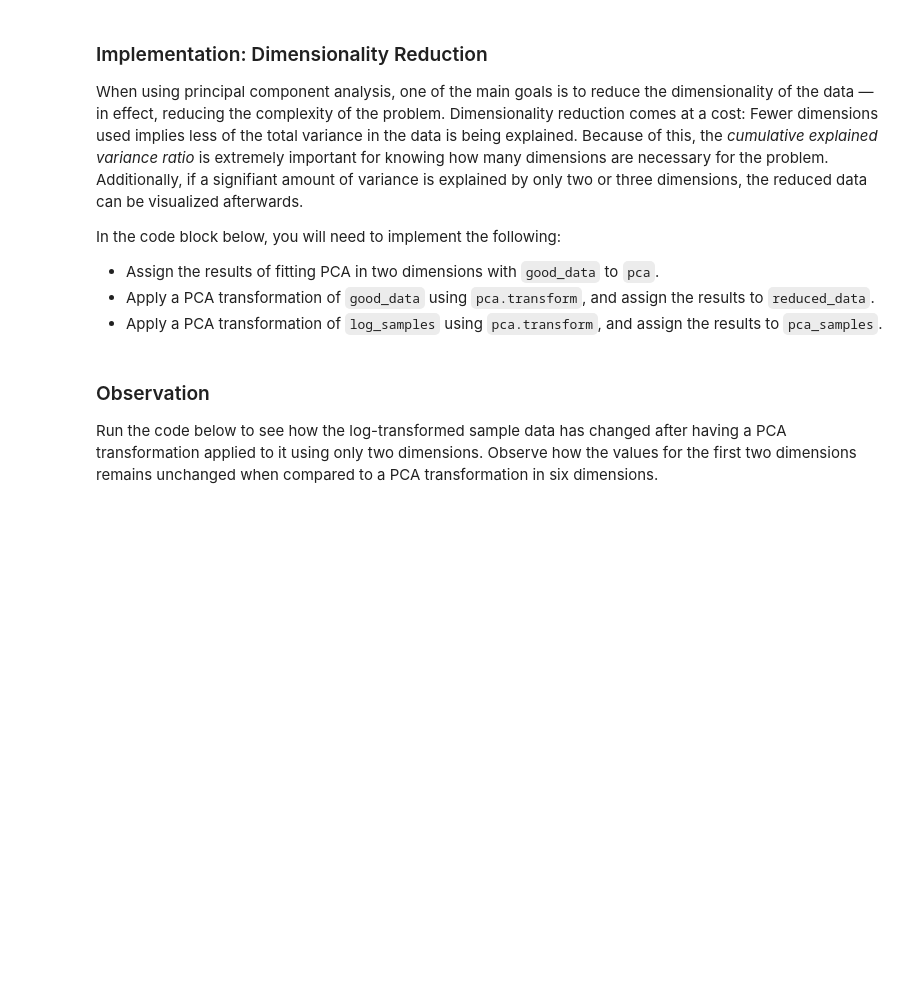
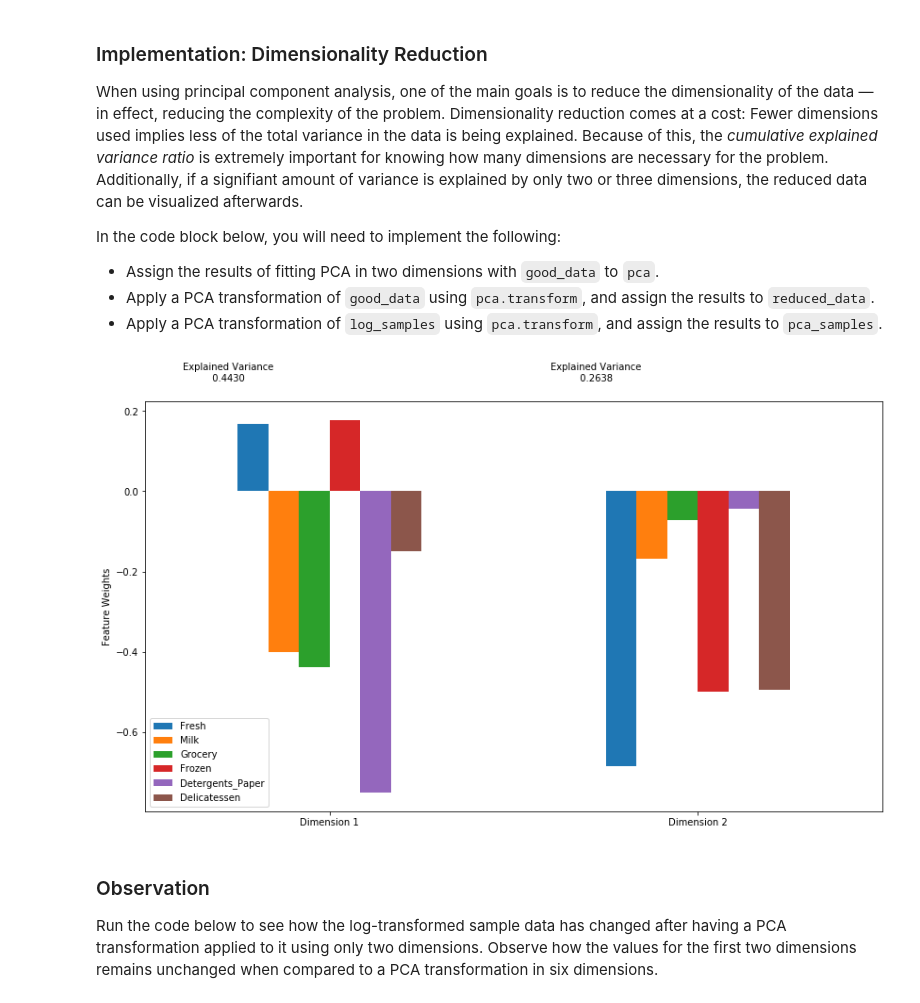
Before and after one commit to cccadet/MachineLearningEngineer, a Jupyter notebook: customer_segments/customer_segments.ipynb, the cells around one changed output. Saved outputs shown, nothing was run; the diff lists cells and outputs as text; code cells hidden in the pictures; blank space fills up the shorter version.

```diff
--- a/customer_segments/customer_segments.ipynb
+++ b/customer_segments/customer_segments.ipynb
@@ -429,16 +429,21 @@ In the code block below, you will need to implement the following:
 # %%
 # TODO: Apply PCA by fitting the good data with only two dimensions
 pca = PCA(n_components=2)
 pca.fit(good_data)
 
 # TODO: Transform the good data using the PCA fit above
 reduced_data = pca.transform(good_data)
 
 # TODO: Transform log_samples using the PCA fit above
 pca_samples = pca.transform(log_samples)
 
 # Create a DataFrame for the reduced data
 reduced_data = pd.DataFrame(reduced_data, columns = ['Dimension 1', 'Dimension 2'])
+
+# Generate PCA results plot
+pca_results = vs.pca_results(good_data, pca)
+# %% [output]
+[figure, added]
 # %% [markdown]
 ### Observation
 Run the code below to see how the log-transformed sample data has changed after having a PCA transformation applied to it using only two dimensions. Observe how the values for the first two dimensions remains unchanged when compared to a PCA transformation in six dimensions.
```
Also changed, not shown: parts of 1 cell of this notebook.
